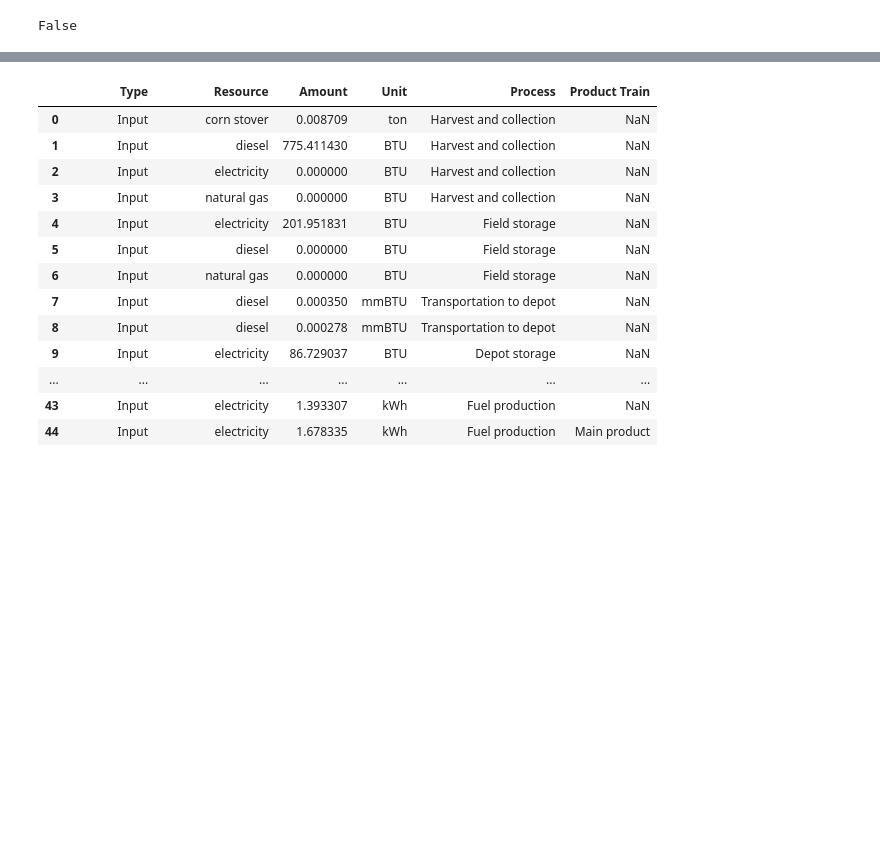
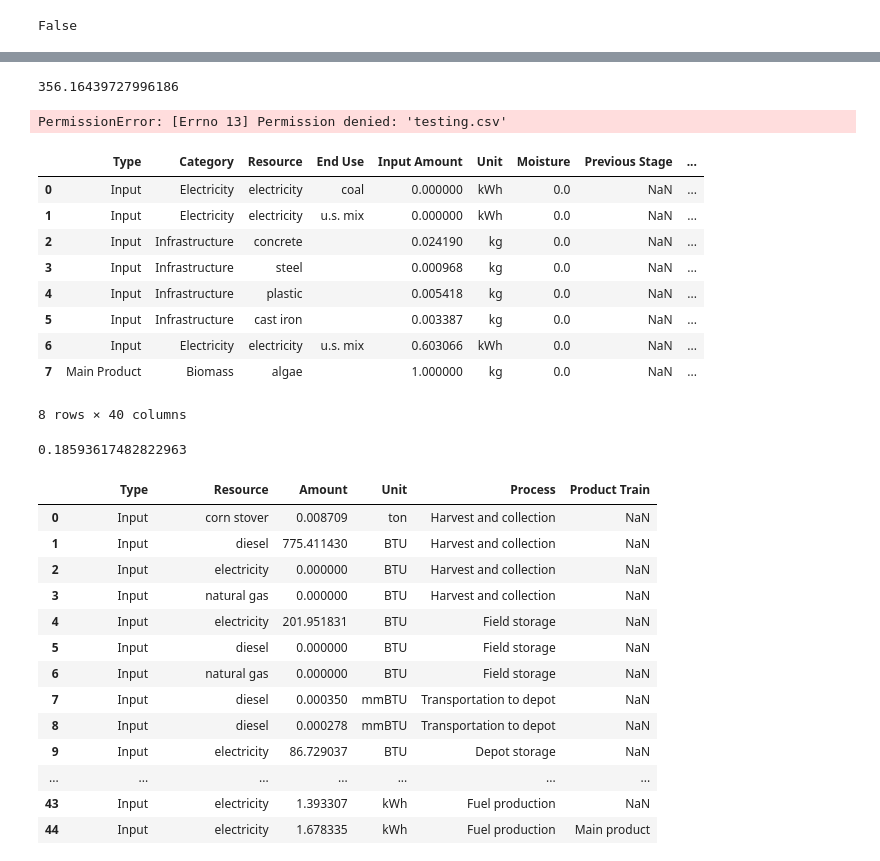
Before and after one commit to olw0905/Interactive-SCSA_Dash, a Jupyter notebook: Untitled.ipynb, the cells around one changed output, grey strips where cells are left out. Cells and saved outputs as stored; diff of their text form; code cells hidden in the pictures; blank space fills up the shorter version.

```diff
--- a/Untitled.ipynb
+++ b/Untitled.ipynb
@@ -89,0 +106,8 @@ res_new = res_new[
+# %%
+res_new['GHG_Sum'].sum()/907.18474
+# %% [output]
+356.16439727996186
+# %%
+res_new.to_csv('testing.csv', index=False)
+# %% [output]
+PermissionError: [Errno 13] Permission denied: 'testing.csv'
@@ -89,0 +219,17 @@ res_new = res_new[
+# %%
+calculate_lca2(overall_lci, False)
+# %% [output]
+|  | Type | Category | Resource | End Use | Input Amount | Unit | Moisture | Previous Stage | ... |
+| 0 | Input | Electricity | electricity | coal | 0.000000 | kWh | 0.0 | NaN | ... |
+| 1 | Input | Electricity | electricity | u.s. mix | 0.000000 | kWh | 0.0 | NaN | ... |
+| 2 | Input | Infrastructure | concrete |  | 0.024190 | kg | 0.0 | NaN | ... |
+| 3 | Input | Infrastructure | steel |  | 0.000968 | kg | 0.0 | NaN | ... |
+| 4 | Input | Infrastructure | plastic |  | 0.005418 | kg | 0.0 | NaN | ... |
+| 5 | Input | Infrastructure | cast iron |  | 0.003387 | kg | 0.0 | NaN | ... |
+| 6 | Input | Electricity | electricity | u.s. mix | 0.603066 | kWh | 0.0 | NaN | ... |
+| 7 | Main Product | Biomass | algae |  | 1.000000 | kg | 0.0 | NaN | ... |
+8 rows × 40 columns
+# %%
+res_new['GHG_Sum'].sum()
+# %% [output]
+0.18593617482822963
```
Also changed, not shown: parts of 7 cells of this notebook, 4 other files.
